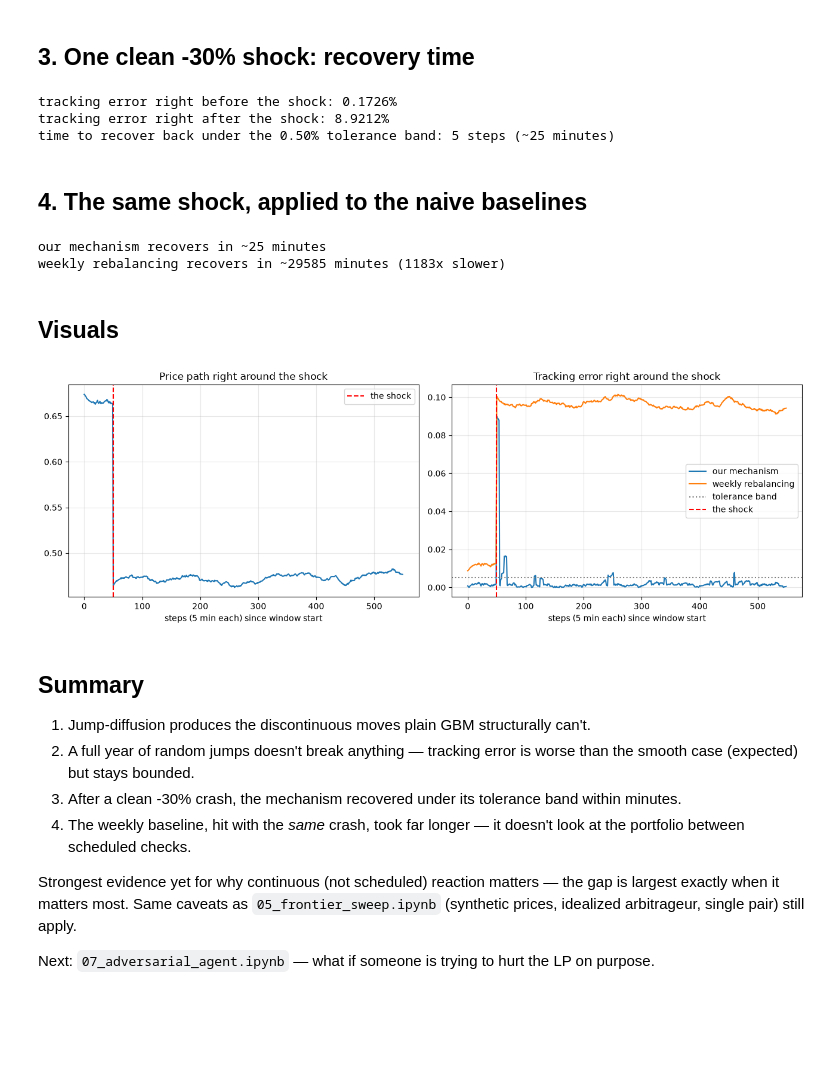
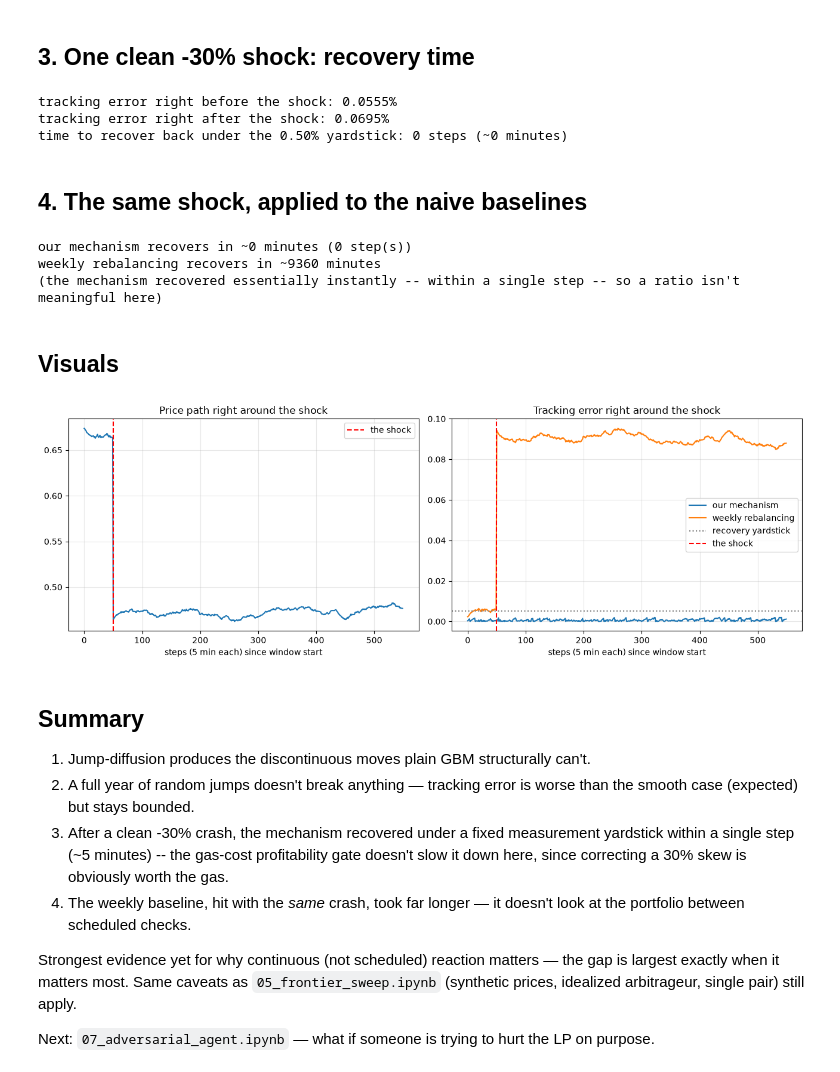
Before and after one commit to bleu/aqua-portfolio-manager, a Jupyter notebook: simulation/notebooks/06_price_shocks.ipynb, the cells around one changed output. Cells and saved outputs as stored; diff of their text form; code cells hidden in the pictures; blank space fills up the shorter version.

```diff
--- a/simulation/notebooks/06_price_shocks.ipynb
+++ b/simulation/notebooks/06_price_shocks.ipynb
@@ -81,7 +81,7 @@ shock_config = MechanismSimConfig(
     n_steps=N_STEPS, dt_years=DT, sigma_annual=0.5,
     initial_balance_a=10_000.0, initial_balance_b=10_000.0, target_weight_a=0.5,
     exogenous=ExogenousFlowConfig(arrival_rate_per_year=365 * 4, mean_size_fraction=0.01),
-    arb=EndogenousArbConfig(tolerance_band=0.005, fee=0.0002, min_steps_between_trades=12),
+    arb=EndogenousArbConfig(fee=0.0002, gas_cost_b=0.10),
     seed=42, price_path=shocked_path,
 )
 shock_result = run_mechanism_simulation(shock_config)
@@ -90,23 +90,26 @@ te_before = shock_result.tracking_error_path[SHOCK_STEP - 1]
 te_right_after = shock_result.tracking_error_path[SHOCK_STEP + 1]
 assert te_right_after > te_before, "a sudden 30% crash should visibly spike tracking error"
 
-band = shock_config.arb.tolerance_band
+# No tolerance band anymore (ADR-0006) -- RECOVERY_THRESHOLD is a fixed yardstick purely for
+# measuring "how fast does tracking error get back to a reasonably tight level", applied
+# identically to both the mechanism and the baseline below, not a design/config parameter.
+RECOVERY_THRESHOLD = 0.005
 post_shock_te = shock_result.tracking_error_path[SHOCK_STEP:]
-recovered_indices = np.where(post_shock_te < band)[0]
-assert len(recovered_indices) > 0, "the mechanism should eventually recover under the tolerance band"
+recovered_indices = np.where(post_shock_te < RECOVERY_THRESHOLD)[0]
+assert len(recovered_indices) > 0, "the mechanism should eventually recover under the recovery threshold"
 recovery_steps = int(recovered_indices[0])
 
 print(f"tracking error right before the shock: {te_before:.4%}")
 print(f"tracking error right after the shock: {te_right_after:.4%}")
-print(f"time to recover back under the {band:.2%} tolerance band: {recovery_steps} steps (~{recovery_steps * 5} minutes)")
+print(f"time to recover back under the {RECOVERY_THRESHOLD:.2%} yardstick: {recovery_steps} steps (~{recovery_steps * 5} minutes)")
 # %% [output]
-tracking error right before the shock: 0.1726%
-tracking error right after the shock: 8.9212%
-time to recover back under the 0.50% tolerance band: 5 steps (~25 minutes)
+tracking error right before the shock: 0.0555%
+tracking error right after the shock: 0.0695%
+time to recover back under the 0.50% yardstick: 0 steps (~0 minutes)
 # %% [markdown]
 ## 4. The same shock, applied to the naive baselines
 # %%
-dex = GenericDexConfig(fee=0.003, depth_b=10_000_000.0, gas_cost_b=5.0)
+dex = GenericDexConfig(fee=0.003, depth_b=10_000_000.0, gas_cost_b=0.10)
 period_steps = 12 * 24 * 7  # weekly
 
 bal_a, bal_b = 10_000.0, 10_000.0
@@ -118,56 +121,60 @@ for t in range(1, N_STEPS + 1):
     te_periodic_path[t] = tracking_error(bal_a, bal_b, shocked_path[t], 0.5)
 
 post_shock_te_periodic = te_periodic_path[SHOCK_STEP:]
-recovered_periodic = np.where(post_shock_te_periodic < band)[0]
+recovered_periodic = np.where(post_shock_te_periodic < RECOVERY_THRESHOLD)[0]
 periodic_recovery_steps = int(recovered_periodic[0]) if len(recovered_periodic) > 0 else None
 
 assert periodic_recovery_steps is None or periodic_recovery_steps >= recovery_steps, (
-    "the mechanism, which can react on essentially every step (subject to its rate cap), "
-    "should never recover SLOWER than a baseline that only checks once a week"
+    "the mechanism, which can react on essentially every step once a correction is worth "
+    "its gas cost, should never recover SLOWER than a baseline that only checks once a week"
 )
 
+print(f"our mechanism recovers in ~{recovery_steps * 5} minutes ({recovery_steps} step(s))")
 if periodic_recovery_steps is not None:
-    print(f"our mechanism recovers in ~{recovery_steps * 5} minutes")
-    print(f"weekly rebalancing recovers in ~{periodic_recovery_steps * 5} minutes ({periodic_recovery_steps / recovery_steps:.0f}x slower)")
+    print(f"weekly rebalancing recovers in ~{periodic_recovery_steps * 5} minutes")
+    if recovery_steps > 0:
+        print(f"({periodic_recovery_steps / recovery_steps:.0f}x slower)")
+    else:
+        print("(the mechanism recovered essentially instantly -- within a single step -- so a ratio isn't meaningful here)")
 else:
-    print(f"our mechanism recovers in ~{recovery_steps * 5} minutes")
-    print("weekly rebalancing does not recover under the band for the rest of the simulated path shown here")
+    print("weekly rebalancing does not recover under the yardstick for the rest of the simulated path shown here")
 # %% [output]
-our mechanism recovers in ~25 minutes
-weekly rebalancing recovers in ~29585 minutes (1183x slower)
+our mechanism recovers in ~0 minutes (0 step(s))
+weekly rebalancing recovers in ~9360 minutes
+(the mechanism recovered essentially instantly -- within a single step -- so a ratio isn't meaningful here)
 # %% [markdown]
 ## Visuals
 # %%
 window = slice(SHOCK_STEP - 50, SHOCK_STEP + 500)
 
 fig, axes = plt.subplots(1, 2, figsize=(13, 4.5))
 
 axes[0].plot(shocked_path[window])
 axes[0].axvline(50, color="red", linestyle="--", label="the shock")
 axes[0].set_title("Price path right around the shock")
 axes[0].set_xlabel("steps (5 min each) since window start")
 axes[0].legend()
 axes[0].grid(alpha=0.3)
 
 axes[1].plot(shock_result.tracking_error_path[window], label="our mechanism")
 axes[1].plot(te_periodic_path[window], label="weekly rebalancing")
-axes[1].axhline(band, color="gray", linestyle=":", label="tolerance band")
+axes[1].axhline(RECOVERY_THRESHOLD, color="gray", linestyle=":", label="recovery yardstick")
 axes[1].axvline(50, color="red", linestyle="--", label="the shock")
 axes[1].set_title("Tracking error right around the shock")
 axes[1].set_xlabel("steps (5 min each) since window start")
 axes[1].legend()
 axes[1].grid(alpha=0.3)
 
 plt.tight_layout()
 plt.show()
 # %% [output]
-[figure, old version]
+[figure, new version]
 # %% [markdown]
 ## Summary
 
 1. Jump-diffusion produces the discontinuous moves plain GBM structurally can't.
 2. A full year of random jumps doesn't break anything — tracking error is worse than the smooth case (expected) but stays bounded.
-3. After a clean -30% crash, the mechanism recovered under its tolerance band within minutes.
+3. After a clean -30% crash, the mechanism recovered under a fixed measurement yardstick within a single step (~5 minutes) -- the gas-cost profitability gate doesn't slow it down here, since correcting a 30% skew is obviously worth the gas.
 4. The weekly baseline, hit with the *same* crash, took far longer — it doesn't look at the portfolio between scheduled checks.
 
 Strongest evidence yet for why continuous (not scheduled) reaction matters — the gap is largest exactly when it matters most. Same caveats as `05_frontier_sweep.ipynb` (synthetic prices, idealized arbitrageur, single pair) still apply.
```
Also changed, not shown: parts of 1 cell of this notebook.
